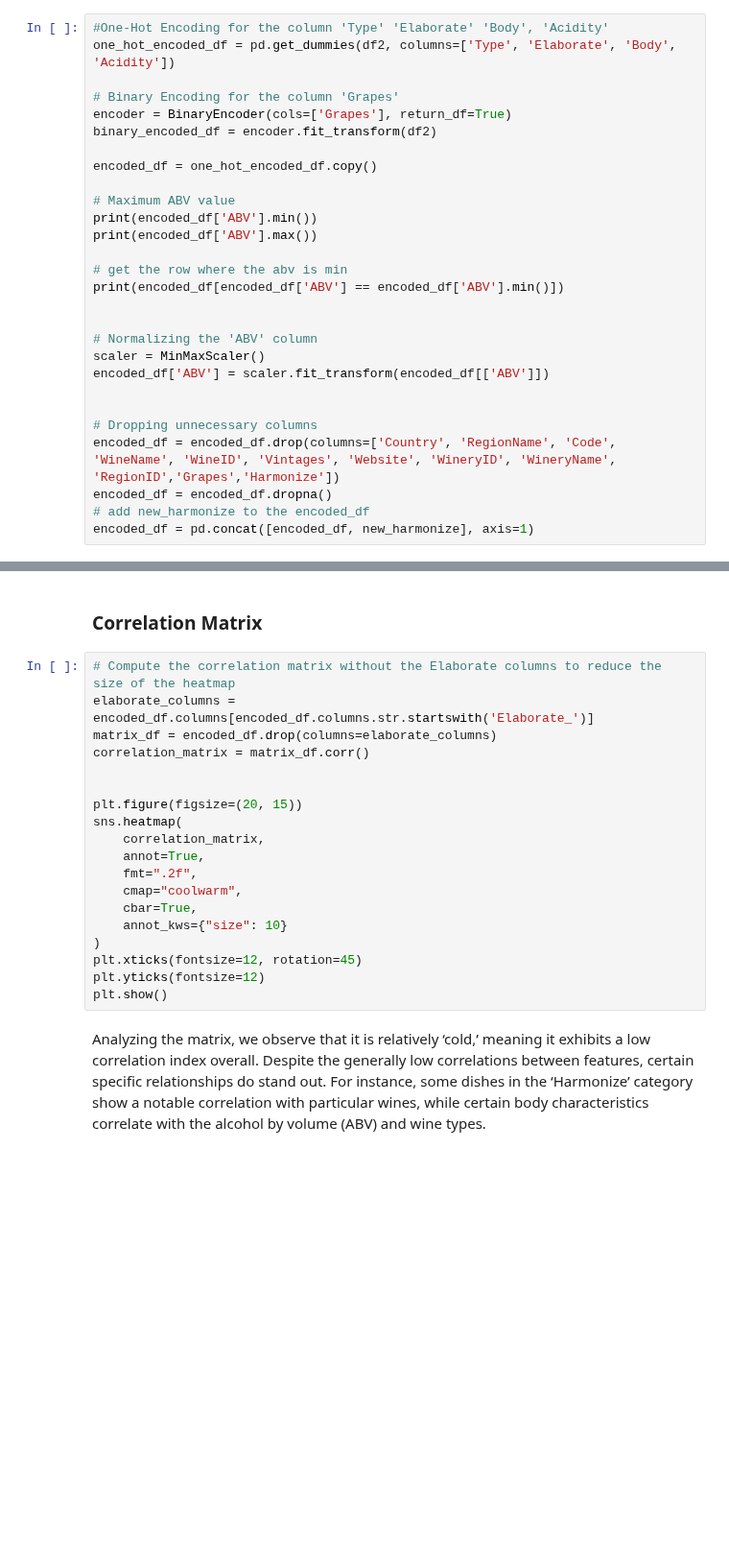
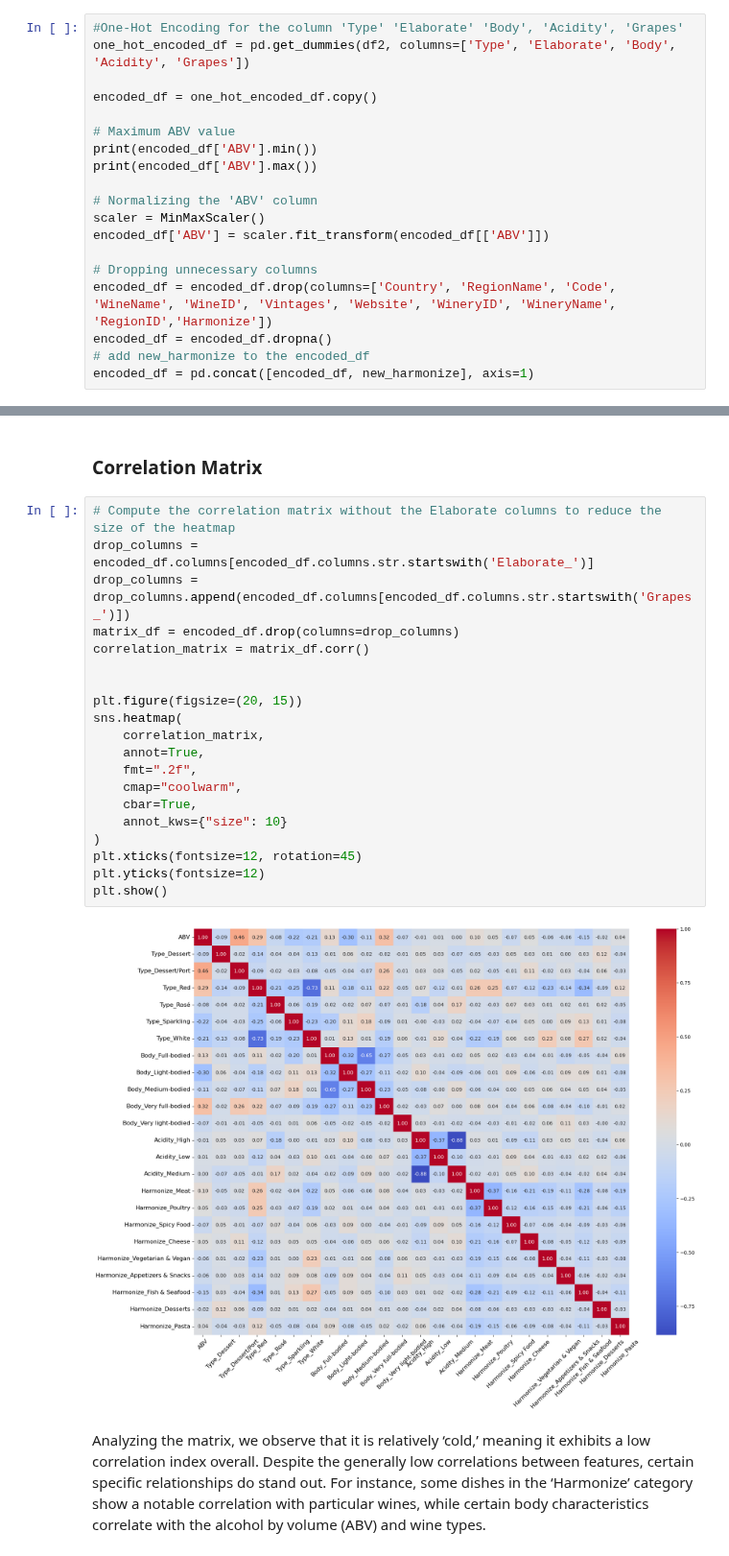
Before and after one commit to SrMasterAD/MEIA_ISEP_TEAM7_2024_2025_Challenge_2, a Jupyter notebook: notebooks/Notebook_Main_AAUT.ipynb, the cells around one changed output, grey strips where cells are left out. Shown at 96% size. Drawn from its saved outputs; the diff is of its cells as text; blank space fills up the shorter version.

Commit message:
<refactor>[066] - Added Grapes to the encoded_df dataset

```diff
--- a/notebooks/Notebook_Main_AAUT.ipynb
+++ b/notebooks/Notebook_Main_AAUT.ipynb
@@ -134,12 +297,8 @@ new_harmonize = new_harmonize.drop(columns=columns)
 # %% [markdown]
 ### Normalizing the rest of the columns
 # %%
-#One-Hot Encoding for the column 'Type' 'Elaborate' 'Body', 'Acidity'
-one_hot_encoded_df = pd.get_dummies(df2, columns=['Type', 'Elaborate', 'Body', 'Acidity'])
-
-# Binary Encoding for the column 'Grapes'
-encoder = BinaryEncoder(cols=['Grapes'], return_df=True)
-binary_encoded_df = encoder.fit_transform(df2)
+#One-Hot Encoding for the column 'Type' 'Elaborate' 'Body', 'Acidity', 'Grapes'
+one_hot_encoded_df = pd.get_dummies(df2, columns=['Type', 'Elaborate', 'Body', 'Acidity', 'Grapes'])
 
 encoded_df = one_hot_encoded_df.copy()
 
@@ -147,17 +306,12 @@ encoded_df = one_hot_encoded_df.copy()
 print(encoded_df['ABV'].min())
 print(encoded_df['ABV'].max())
 
-# get the row where the abv is min
-print(encoded_df[encoded_df['ABV'] == encoded_df['ABV'].min()])
-
-
 # Normalizing the 'ABV' column
 scaler = MinMaxScaler()
 encoded_df['ABV'] = scaler.fit_transform(encoded_df[['ABV']])
 
-
 # Dropping unnecessary columns
-encoded_df = encoded_df.drop(columns=['Country', 'RegionName', 'Code', 'WineName', 'WineID', 'Vintages', 'Website', 'WineryID', 'WineryName', 'RegionID','Grapes','Harmonize'])
+encoded_df = encoded_df.drop(columns=['Country', 'RegionName', 'Code', 'WineName', 'WineID', 'Vintages', 'Website', 'WineryID', 'WineryName', 'RegionID','Harmonize'])
 encoded_df = encoded_df.dropna()
 # add new_harmonize to the encoded_df
 encoded_df = pd.concat([encoded_df, new_harmonize], axis=1)
@@ -179,23 +339,26 @@ Analyzing the resulting boxplot, we observe that some values fall outside the ra
 ### Correlation Matrix
 # %%
 # Compute the correlation matrix without the Elaborate columns to reduce the size of the heatmap
-elaborate_columns = encoded_df.columns[encoded_df.columns.str.startswith('Elaborate_')]
-matrix_df = encoded_df.drop(columns=elaborate_columns)
+drop_columns = encoded_df.columns[encoded_df.columns.str.startswith('Elaborate_')]
+drop_columns = drop_columns.append(encoded_df.columns[encoded_df.columns.str.startswith('Grapes_')])
+matrix_df = encoded_df.drop(columns=drop_columns)
 correlation_matrix = matrix_df.corr()
 
 
 plt.figure(figsize=(20, 15))
 sns.heatmap(
     correlation_matrix,
     annot=True,
     fmt=".2f",
     cmap="coolwarm",
     cbar=True,
     annot_kws={"size": 10}
 )
 plt.xticks(fontsize=12, rotation=45)
 plt.yticks(fontsize=12)
 plt.show()
+# %% [output]
+[figure, added]
 # %% [markdown]
 Analyzing the matrix, we observe that it is relatively ‘cold,’ meaning it exhibits a low correlation index overall. Despite the generally low correlations between features, certain specific relationships do stand out. For instance, some dishes in the ‘Harmonize’ category show a notable correlation with particular wines, while certain body characteristics correlate with the alcohol by volume (ABV) and wine types.
 # %% [markdown]
```
Also changed, not shown: parts of 12 cells of this notebook.
